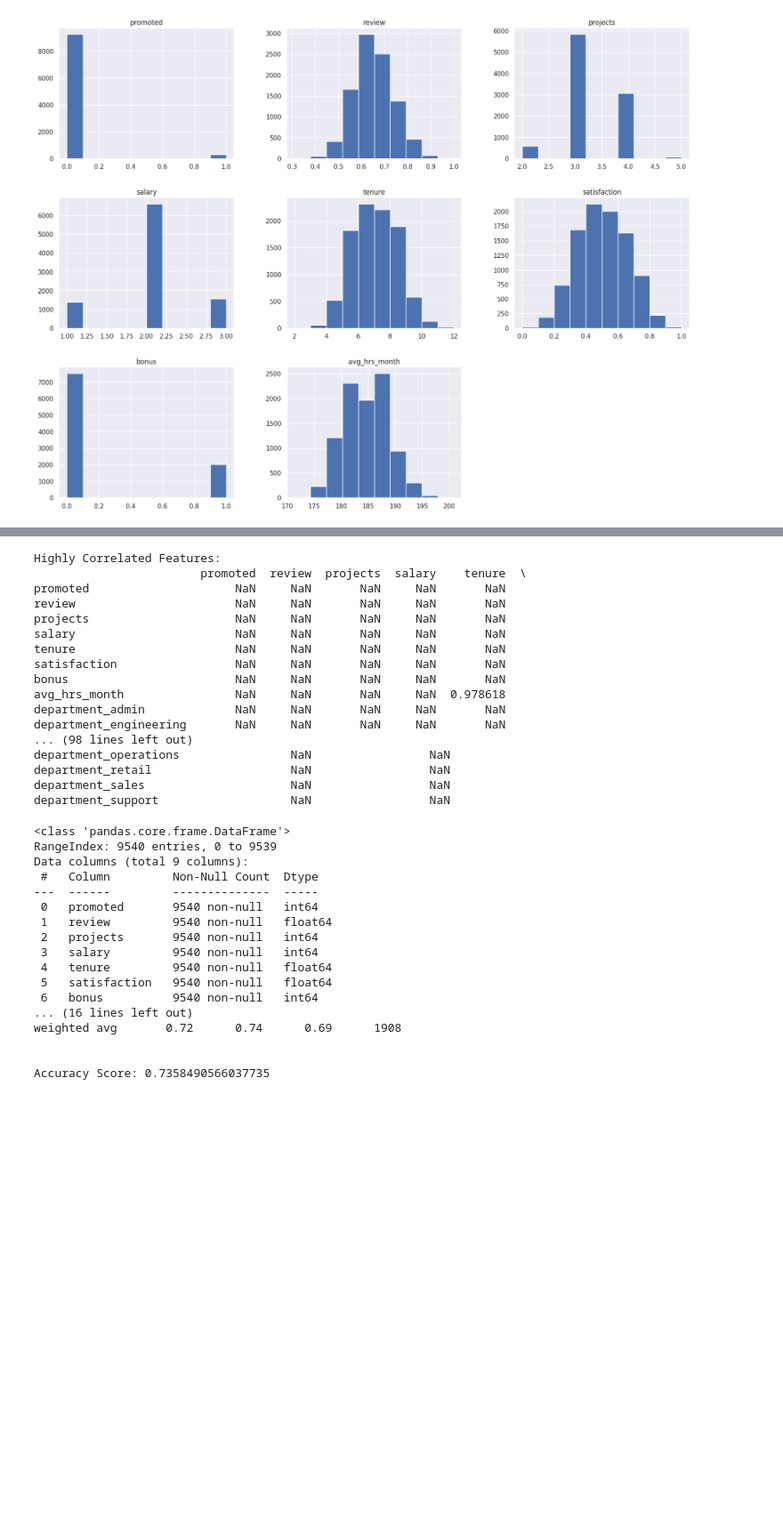
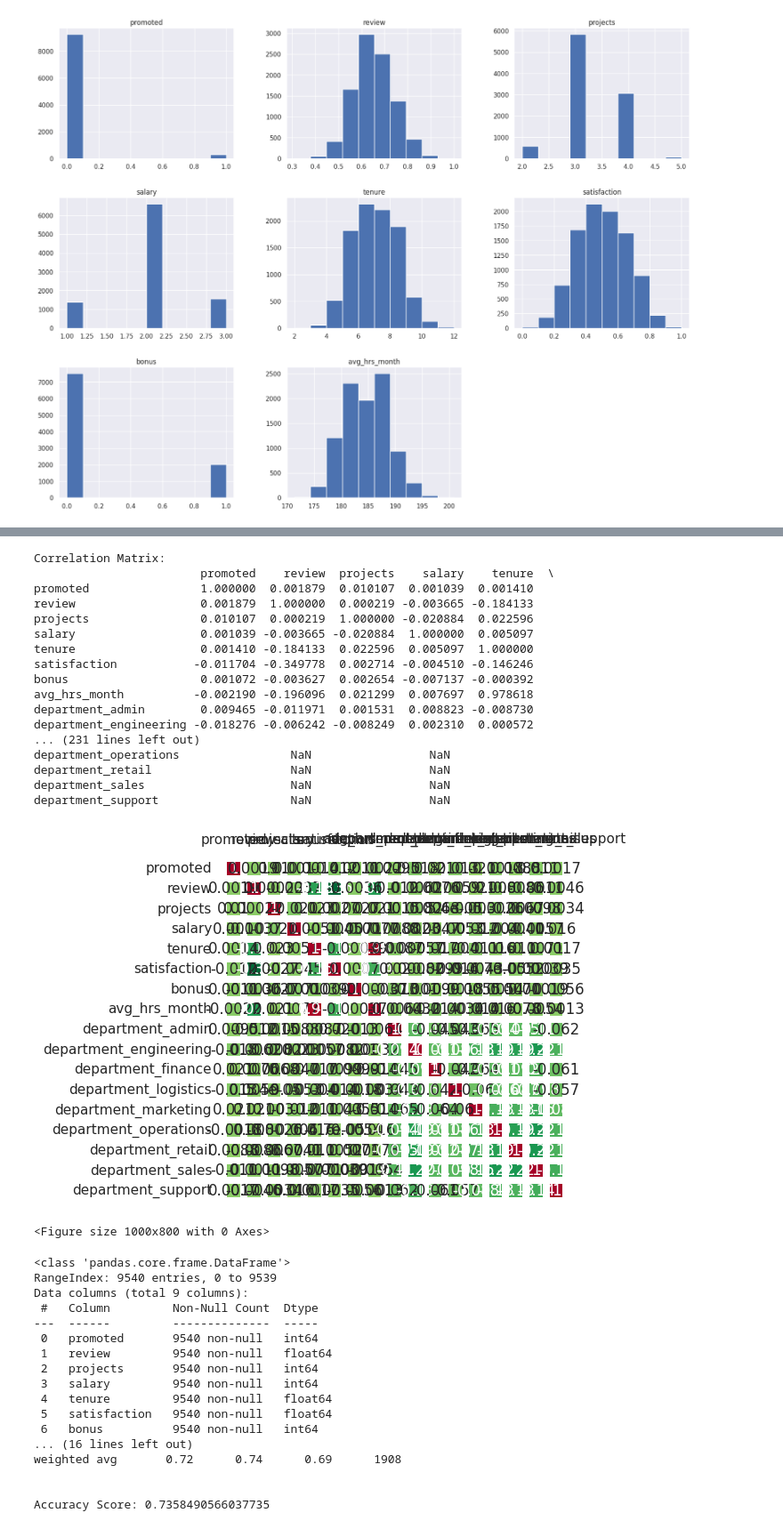
Before and after one commit to mehedimahmudcse/INSE6220, a Jupyter notebook: INSE6220_Mehedi_40262404.ipynb, the cells around one changed output, grey strips where cells are left out. Shown at 89% size. Cells and saved outputs as stored; diff of their text form; code cells hidden in the pictures; blank space fills up the shorter version.

```diff
--- a/INSE6220_Mehedi_40262404.ipynb
+++ b/INSE6220_Mehedi_40262404.ipynb
@@ -230,43 +274,45 @@ plt.show()
 # %%
 # import pandas as pd
 # import seaborn as sns
 # import matplotlib.pyplot as plt
 
 correlation_matrix = X.corr()
 
-# Display correlation matrix
-# print("Correlation Matrix:")
-# print(correlation_matrix)
+#Display correlation matrix
+print("Correlation Matrix:")
+print(correlation_matrix)
 
 # Find highly correlated pairs
 threshold = 0.85  # Set your threshold for high correlation
 high_corr = correlation_matrix[(correlation_matrix.abs() > threshold) & (correlation_matrix.abs() < 1.0)]
 print("Highly Correlated Features:")
 print(high_corr)
 
-# ax = sns.heatmap(X.corr(), cmap='RdYlGn_r', linewidths=4.5, annot=True, cbar=False, square=True)
-# plt.figure(figsize=(10, 8))
-# #plt.yticks(rotation=0)
-# ax.tick_params(labelbottom=False,labeltop=True)
-# ax.set_xticklabels(ax.get_xticklabels(),rotation=0);
+ax = sns.heatmap(X.corr(), cmap='RdYlGn_r', linewidths=4.5, annot=True, cbar=False, square=True)
+plt.figure(figsize=(10, 8))
+#plt.yticks(rotation=0)
+ax.tick_params(labelbottom=False,labeltop=True)
+ax.set_xticklabels(ax.get_xticklabels(),rotation=0);
 # %% [output]
-Highly Correlated Features:
-                        promoted  review  projects  salary    tenure  \
-promoted                     NaN     NaN       NaN     NaN       NaN
-review                       NaN     NaN       NaN     NaN       NaN
-projects                     NaN     NaN       NaN     NaN       NaN
-salary                       NaN     NaN       NaN     NaN       NaN
-tenure                       NaN     NaN       NaN     NaN       NaN
-satisfaction                 NaN     NaN       NaN     NaN       NaN
-bonus                        NaN     NaN       NaN     NaN       NaN
-avg_hrs_month                NaN     NaN       NaN     NaN  0.978618
-department_admin             NaN     NaN       NaN     NaN       NaN
-department_engineering       NaN     NaN       NaN     NaN       NaN
-... (98 lines left out)
+Correlation Matrix:
+                        promoted    review  projects    salary    tenure  \
+promoted                1.000000  0.001879  0.010107  0.001039  0.001410
+review                  0.001879  1.000000  0.000219 -0.003665 -0.184133
+projects                0.010107  0.000219  1.000000 -0.020884  0.022596
+salary                  0.001039 -0.003665 -0.020884  1.000000  0.005097
+tenure                  0.001410 -0.184133  0.022596  0.005097  1.000000
+satisfaction           -0.011704 -0.349778  0.002714 -0.004510 -0.146246
+bonus                   0.001072 -0.003627  0.002654 -0.007137 -0.000392
+avg_hrs_month          -0.002190 -0.196096  0.021299  0.007697  0.978618
+department_admin        0.009465 -0.011971  0.001531  0.008823 -0.008730
+department_engineering -0.018276 -0.006242 -0.008249  0.002310  0.000572
+... (231 lines left out)
 department_operations                NaN                 NaN
 department_retail                    NaN                 NaN
 department_sales                     NaN                 NaN
 department_support                   NaN                 NaN
+[figure, added]
+<Figure size 1000x800 with 0 Axes>
 # %%
 from sklearn.model_selection import train_test_split
 from sklearn.preprocessing import StandardScaler
```
Also changed, not shown: parts of 4 cells of this notebook.
